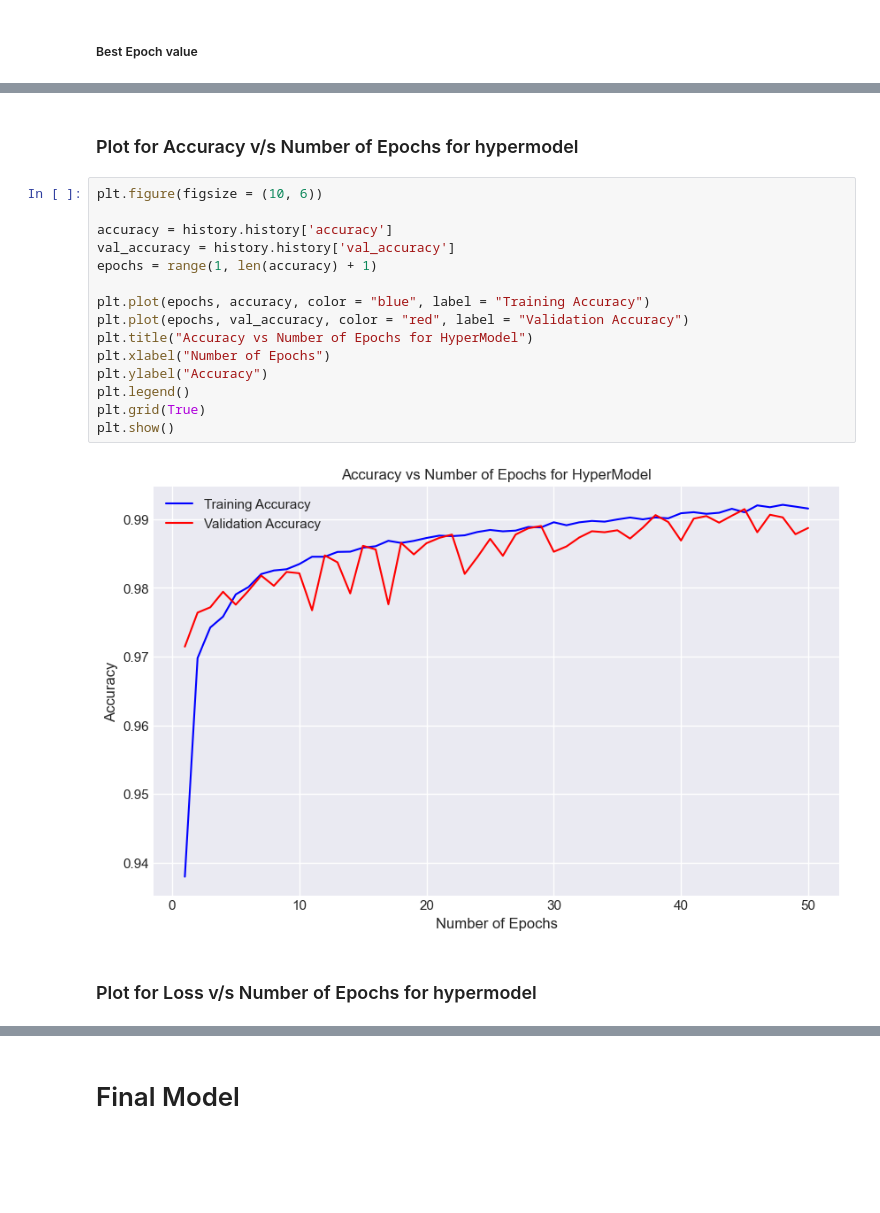
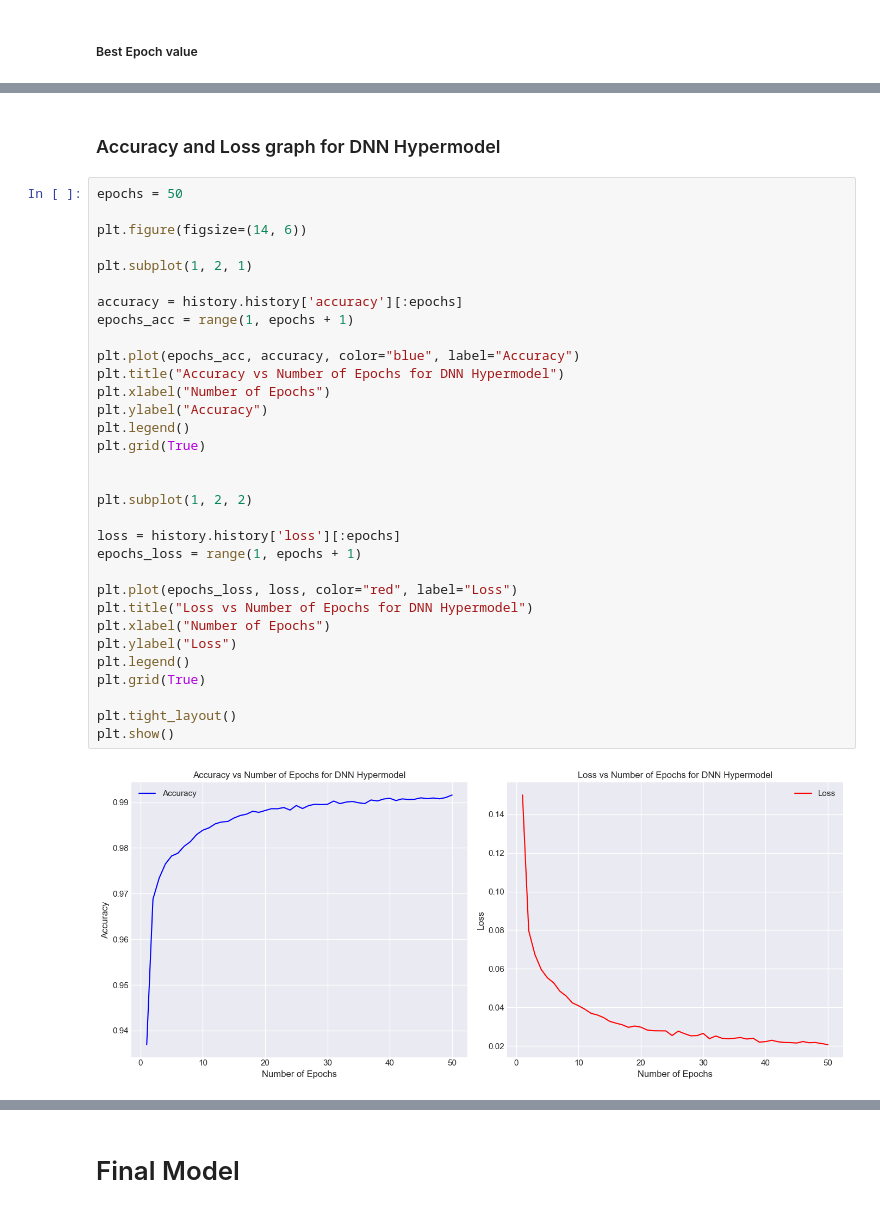
Before and after one commit to Pratham8766/DDoS-Detection-using-Machine-Learning, a Jupyter notebook: model_training_2.ipynb, the cells around one changed output, grey strips where cells are left out. Cells and saved outputs as stored; diff of their text form; blank space fills up the shorter version.

```diff
--- a/model_training_2.ipynb
+++ b/model_training_2.ipynb
@@ -779,21 +777,36 @@ Best epoch value: 45
-# %% [markdown]
-### Plot for Accuracy v/s Number of Epochs for hypermodel
+# %% [markdown]
+### Accuracy and Loss graph for DNN Hypermodel
 # %%
-plt.figure(figsize = (10, 6))
+epochs = 50
 
-accuracy = history.history['accuracy']
-val_accuracy = history.history['val_accuracy']
-epochs = range(1, len(accuracy) + 1)
+plt.figure(figsize=(14, 6))
 
-plt.plot(epochs, accuracy, color = "blue", label = "Training Accuracy")
-plt.plot(epochs, val_accuracy, color = "red", label = "Validation Accuracy")
-plt.title("Accuracy vs Number of Epochs for HyperModel")
+plt.subplot(1, 2, 1)
+
+accuracy = history.history['accuracy'][:epochs]
+epochs_acc = range(1, epochs + 1)
+
+plt.plot(epochs_acc, accuracy, color="blue", label="Accuracy")
+plt.title("Accuracy vs Number of Epochs for DNN Hypermodel")
 plt.xlabel("Number of Epochs")
 plt.ylabel("Accuracy")
 plt.legend()
 plt.grid(True)
+
+
+plt.subplot(1, 2, 2)
+
+loss = history.history['loss'][:epochs]
+epochs_loss = range(1, epochs + 1)
+
+plt.plot(epochs_loss, loss, color="red", label="Loss")
+plt.title("Loss vs Number of Epochs for DNN Hypermodel")
+plt.xlabel("Number of Epochs")
+plt.ylabel("Loss")
+plt.legend()
+plt.grid(True)
+
+plt.tight_layout()
 plt.show()
 # %% [output]
-[figure, old version]
+[figure, new version]
-# %% [markdown]
-### Plot for Loss v/s Number of Epochs for hypermodel
```
Also changed, not shown: parts of 27 cells of this notebook.
